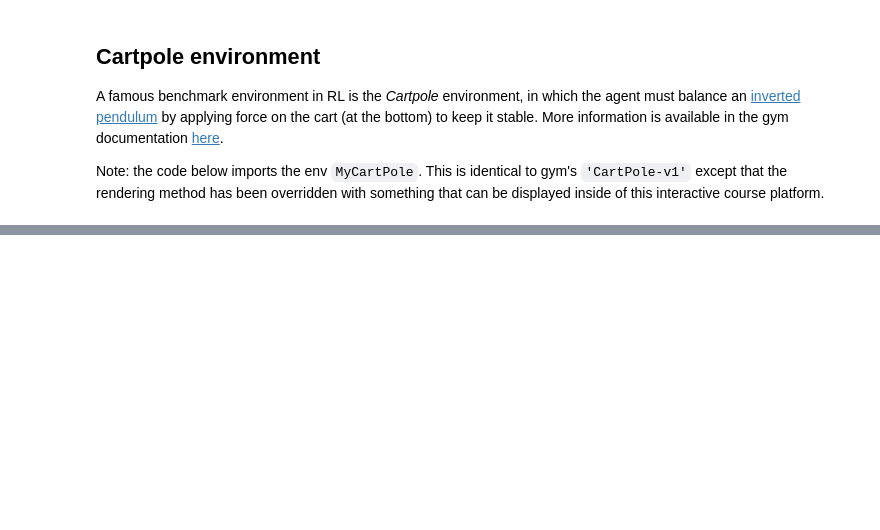
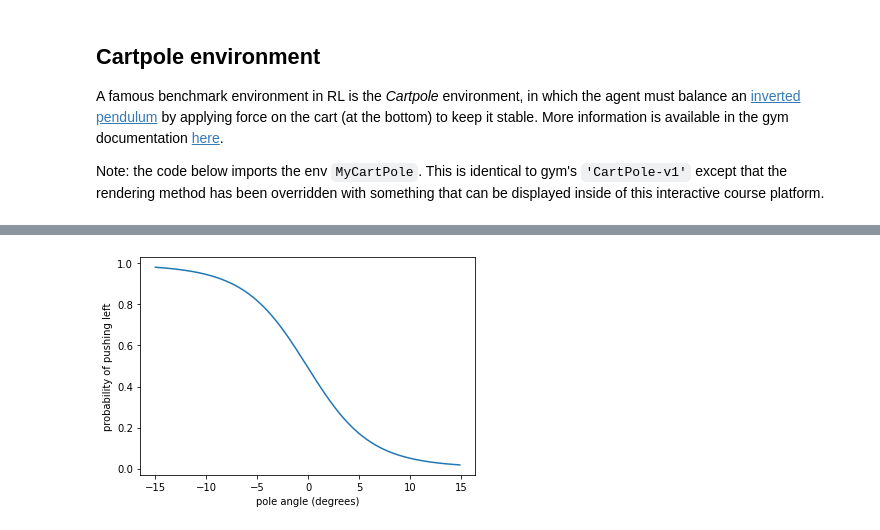
Before and after one commit to anyscale/rl-course, a Jupyter notebook: notebooks/02-rllib/02_02_rllib-continued.ipynb, the cells around one changed output, grey strips where cells are left out. Cells and saved outputs as stored; diff of their text form; code cells hidden in the pictures; blank space fills up the shorter version.

```diff
--- a/notebooks/02-rllib/02_02_rllib-continued.ipynb
+++ b/notebooks/02-rllib/02_02_rllib-continued.ipynb
@@ -391,0 +439,21 @@ display.clear_output(wait=True);
+# %%
+from utils import query_policy
+import numpy as np
+import matplotlib.pyplot as plt
+
+angle_range_deg = np.arange(-15,15,0.1)
+push_left_probs = 0*angle_range_deg
+
+for i, angle_deg in enumerate(angle_range_deg):
+    angle_rad = angle_deg/180*np.pi
+
+    obs = np.zeros(4)
+    obs[2] = angle_rad
+
+    push_left_probs[i] = query_policy(ppo, env, obs, actions=[0,1])[0]
+
+plt.plot(angle_range_deg, push_left_probs);
+plt.xlabel("pole angle (degrees)")
+plt.ylabel("probability of pushing left");
+# %% [output]
+[figure, added]
```
Also changed, not shown: parts of 9 cells of this notebook.
